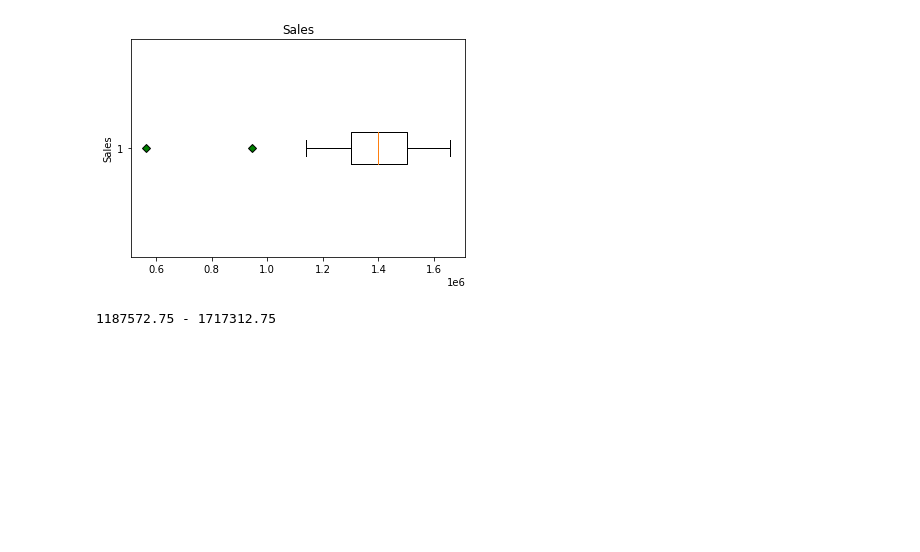
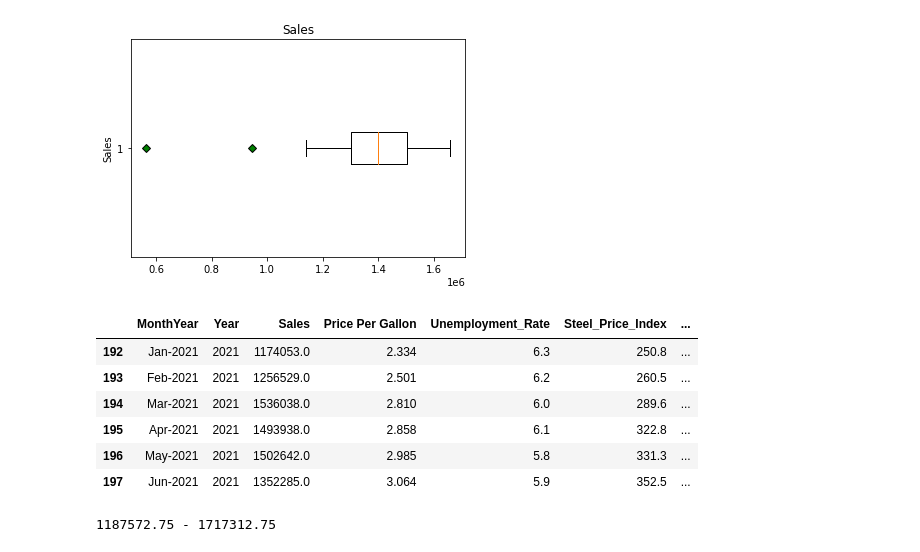
Before and after one commit to michelleherman13/auto-sales, a Jupyter notebook: data/Annual_Summaries.ipynb, the cells around one changed output. Saved outputs shown, nothing was run; the diff lists cells and outputs as text; code cells hidden in the pictures; blank space fills up the shorter version.

```diff
--- a/data/Annual_Summaries.ipynb
+++ b/data/Annual_Summaries.ipynb
@@ -242,6 +242,16 @@ df2020=five_years_df[five_years_df["Year"]==2020]
 sales2020=df2020['Sales']
 df2021=five_years_df[five_years_df["Year"]==2021]
 sales2021=df2021['Sales']
+# %%
+df2021
+# %% [output]
+|  | MonthYear | Year | Sales | Price Per Gallon | Unemployment_Rate | Steel_Price_Index | ... |
+| 192 | Jan-2021 | 2021 | 1174053.0 | 2.334 | 6.3 | 250.8 | ... |
+| 193 | Feb-2021 | 2021 | 1256529.0 | 2.501 | 6.2 | 260.5 | ... |
+| 194 | Mar-2021 | 2021 | 1536038.0 | 2.810 | 6.0 | 289.6 | ... |
+| 195 | Apr-2021 | 2021 | 1493938.0 | 2.858 | 6.1 | 322.8 | ... |
+| 196 | May-2021 | 2021 | 1502642.0 | 2.985 | 5.8 | 331.3 | ... |
+| 197 | Jun-2021 | 2021 | 1352285.0 | 3.064 | 5.9 | 352.5 | ... |
 # %%
 # Determine outliers using upper and lower bounds
 quartiles1 = sales2017.quantile([.25,.5,.75])
```
Also changed, not shown: 29 other files.
